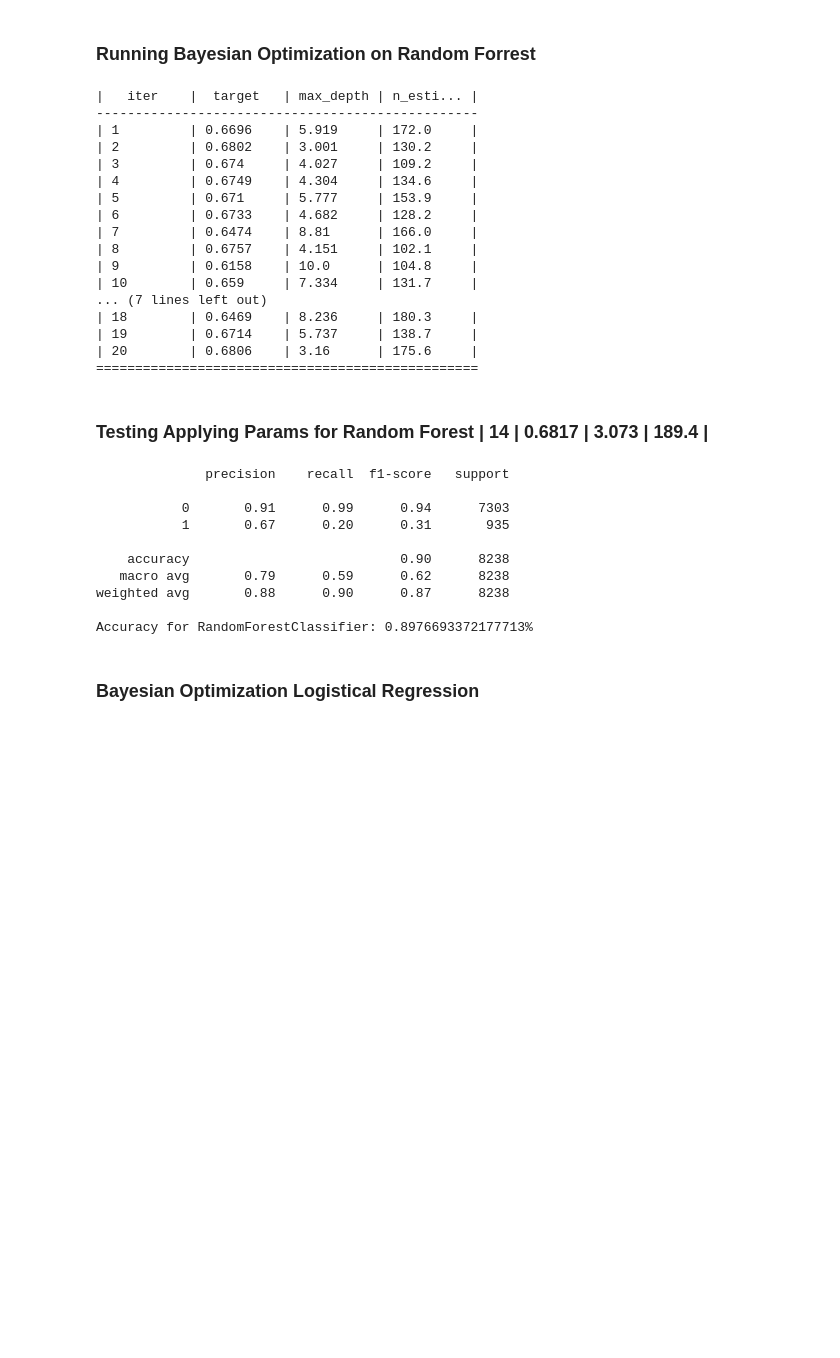
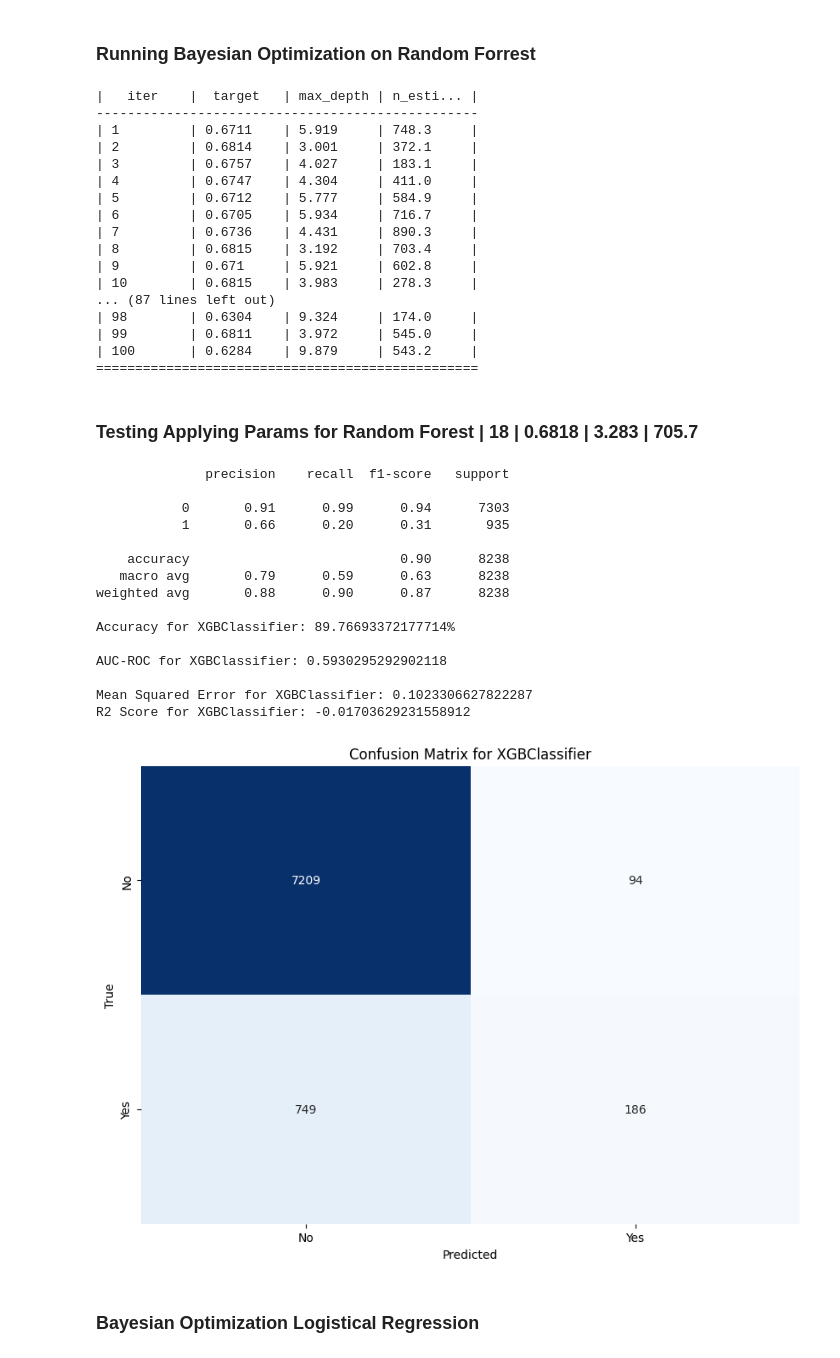
Before and after one commit to fabricio-inoue/Banco-Classificador, a Jupyter notebook: Rooney Classifier.ipynb, the cells around one changed output. Cells and saved outputs as stored; diff of their text form; code cells hidden in the pictures; blank space fills up the shorter version.

```diff
--- a/Rooney Classifier.ipynb
+++ b/Rooney Classifier.ipynb
@@ -729,65 +727,97 @@ def bo_tune_rf(max_depth, n_estimators):
 
 # Define the bounds of the hyperparameters for Bayesian optimization
 hyperparameter_bounds = {'max_depth': (3, 10),  # Adjusted bounds
-                         'n_estimators':(100,200)}
+                         'n_estimators':(100, 1000)}
 
 # Initialize the Bayesian optimizer
 optimizer = BayesianOptimization(f=bo_tune_rf, pbounds=hyperparameter_bounds, random_state=1)
 
 # Perform Bayesian optimization
-optimizer.maximize(init_points=5, n_iter=15)
+optimizer.maximize(init_points=10, n_iter=90)
 # %% [output]
 |   iter    |  target   | max_depth | n_esti... |
 -------------------------------------------------
-| 1         | 0.6696    | 5.919     | 172.0     |
-| 2         | 0.6802    | 3.001     | 130.2     |
-| 3         | 0.674     | 4.027     | 109.2     |
-| 4         | 0.6749    | 4.304     | 134.6     |
-| 5         | 0.671     | 5.777     | 153.9     |
-| 6         | 0.6733    | 4.682     | 128.2     |
-| 7         | 0.6474    | 8.81      | 166.0     |
-| 8         | 0.6757    | 4.151     | 102.1     |
-| 9         | 0.6158    | 10.0      | 104.8     |
-| 10        | 0.659     | 7.334     | 131.7     |
-... (7 lines left out)
-| 18        | 0.6469    | 8.236     | 180.3     |
-| 19        | 0.6714    | 5.737     | 138.7     |
-| 20        | 0.6806    | 3.16      | 175.6     |
+| 1         | 0.6711    | 5.919     | 748.3     |
+| 2         | 0.6814    | 3.001     | 372.1     |
+| 3         | 0.6757    | 4.027     | 183.1     |
+| 4         | 0.6747    | 4.304     | 411.0     |
+| 5         | 0.6712    | 5.777     | 584.9     |
+| 6         | 0.6705    | 5.934     | 716.7     |
+| 7         | 0.6736    | 4.431     | 890.3     |
+| 8         | 0.6815    | 3.192     | 703.4     |
+| 9         | 0.671     | 5.921     | 602.8     |
+| 10        | 0.6815    | 3.983     | 278.3     |
+... (87 lines left out)
+| 98        | 0.6304    | 9.324     | 174.0     |
+| 99        | 0.6811    | 3.972     | 545.0     |
+| 100       | 0.6284    | 9.879     | 543.2     |
 =================================================
 # %% [markdown]
-### Testing Applying Params for Random Forest | 14        | 0.6817    | 3.073     | 189.4     |
+### Testing Applying Params for Random Forest | 18        | 0.6818    | 3.283     | 705.7
 # %%
 from sklearn.ensemble import RandomForestClassifier
 from sklearn.metrics import classification_report, accuracy_score
 from sklearn.model_selection import train_test_split
 
 X_train_mode, X_test_mode, y_train_mode, y_test_mode = train_test_split(X_pca, y_mode, test_size=0.2, random_state=42)
 
 model_rf_class = RandomForestClassifier(
-    n_estimators=189,
+    n_estimators=705,
     max_depth=3,
     random_state=1
 )
 
 # Train the model
 model_rf_class.fit(X_train_mode, y_train_mode)
 
 # Make predictions on the test set
 Y_pred = model_rf_class.predict(X_test_mode)
 
+model_rf_class.fit(X_train_mode, y_train_mode)
+Y_pred = model_rf_class.predict(X_test_mode)
+
+
+# Additional metrics
+mse = mean_squared_error(y_test_mode, Y_pred)
+r2 = r2_score(y_test_mode, Y_pred)
+roc_auc = roc_auc_score(y_test_mode, Y_pred)
+
+
 print(classification_report(y_test_mode, Y_pred))
-print(f'Accuracy for RandomForestClassifier: {accuracy_score(y_test_mode, Y_pred)}%', end='\n\n')
+print(f'Accuracy for XGBClassifier: {accuracy_percentage(y_test_mode, Y_pred)}%', end='\n\n')
+print(f'AUC-ROC for XGBClassifier: {roc_auc}', end='\n\n')
+print(f'Mean Squared Error for XGBClassifier: {mse}')
+print(f'R2 Score for XGBClassifier: {r2}', end='\n\n')
+
+
+# Confusion matrix
+conf_mat = confusion_matrix(y_test_mode, Y_pred)
+
+# Plotting confusion matrix with seaborn
+plt.figure(figsize=(10,7))
+sns.heatmap(conf_mat, annot=True, fmt='d', cmap='Blues', cbar=False,
+            xticklabels=['No', 'Yes'], yticklabels=['No', 'Yes'])
+plt.title('Confusion Matrix for XGBClassifier')
+plt.xlabel('Predicted')
+plt.ylabel('True')
+plt.show()
 # %% [output]
               precision    recall  f1-score   support
 
            0       0.91      0.99      0.94      7303
-           1       0.67      0.20      0.31       935
+           1       0.66      0.20      0.31       935
 
     accuracy                           0.90      8238
-   macro avg       0.79      0.59      0.62      8238
+   macro avg       0.79      0.59      0.63      8238
 weighted avg       0.88      0.90      0.87      8238
 
-Accuracy for RandomForestClassifier: 0.8976693372177713%
+Accuracy for XGBClassifier: 89.76693372177714%
+
+AUC-ROC for XGBClassifier: 0.5930295292902118
+
+Mean Squared Error for XGBClassifier: 0.1023306627822287
+R2 Score for XGBClassifier: -0.01703629231558912
+[figure, added]
 # %% [markdown]
 ### Bayesian Optimization Logistical Regression
 # %%
```
Also changed, not shown: parts of 7 cells of this notebook.
